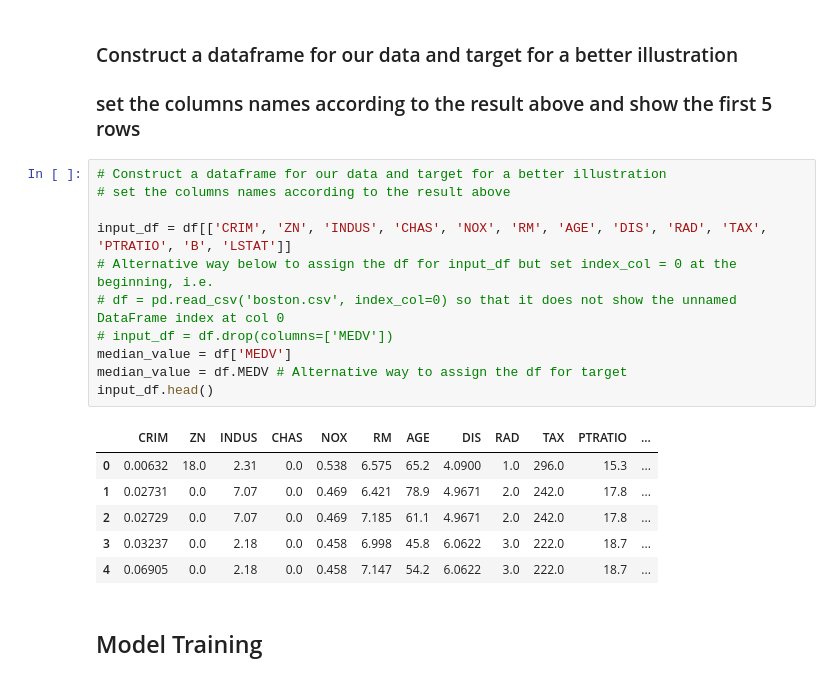
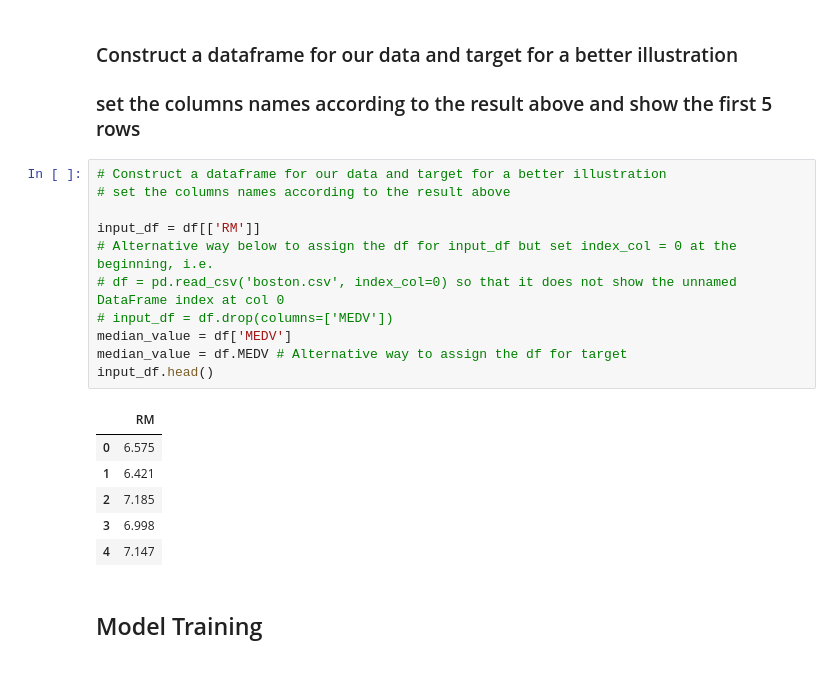
Before and after one commit to NUS-ISS-LC/assignment-4-linear-and-logistic-regression-gohwnyyhw, a Jupyter notebook: Linear_Reg_workshop1.ipynb, the cells around one changed output. Saved outputs shown, nothing was run; the diff lists cells and outputs as text.

```diff
--- a/Linear_Reg_workshop1.ipynb
+++ b/Linear_Reg_workshop1.ipynb
@@ -34,21 +34,21 @@ Variables in order:
 # %%
 # Construct a dataframe for our data and target for a better illustration
 # set the columns names according to the result above
 
-input_df = df[['CRIM', 'ZN', 'INDUS', 'CHAS', 'NOX', 'RM', 'AGE', 'DIS', 'RAD', 'TAX', 'PTRATIO', 'B', 'LSTAT']]
+input_df = df[['RM']]
 # Alternative way below to assign the df for input_df but set index_col = 0 at the beginning, i.e.
 # df = pd.read_csv('boston.csv', index_col=0) so that it does not show the unnamed DataFrame index at col 0
 # input_df = df.drop(columns=['MEDV'])
 median_value = df['MEDV']
 median_value = df.MEDV # Alternative way to assign the df for target
 input_df.head()
 # %% [output]
-|  | CRIM | ZN | INDUS | CHAS | NOX | RM | AGE | DIS | RAD | TAX | PTRATIO | ... |
-| 0 | 0.00632 | 18.0 | 2.31 | 0.0 | 0.538 | 6.575 | 65.2 | 4.0900 | 1.0 | 296.0 | 15.3 | ... |
-| 1 | 0.02731 | 0.0 | 7.07 | 0.0 | 0.469 | 6.421 | 78.9 | 4.9671 | 2.0 | 242.0 | 17.8 | ... |
-| 2 | 0.02729 | 0.0 | 7.07 | 0.0 | 0.469 | 7.185 | 61.1 | 4.9671 | 2.0 | 242.0 | 17.8 | ... |
-| 3 | 0.03237 | 0.0 | 2.18 | 0.0 | 0.458 | 6.998 | 45.8 | 6.0622 | 3.0 | 222.0 | 18.7 | ... |
-| 4 | 0.06905 | 0.0 | 2.18 | 0.0 | 0.458 | 7.147 | 54.2 | 6.0622 | 3.0 | 222.0 | 18.7 | ... |
+|  | RM |
+| 0 | 6.575 |
+| 1 | 6.421 |
+| 2 | 7.185 |
+| 3 | 6.998 |
+| 4 | 7.147 |
 # %% [markdown]
 ## Model Training
 # %%
```
Also changed, not shown: parts of 3 cells of this notebook.
